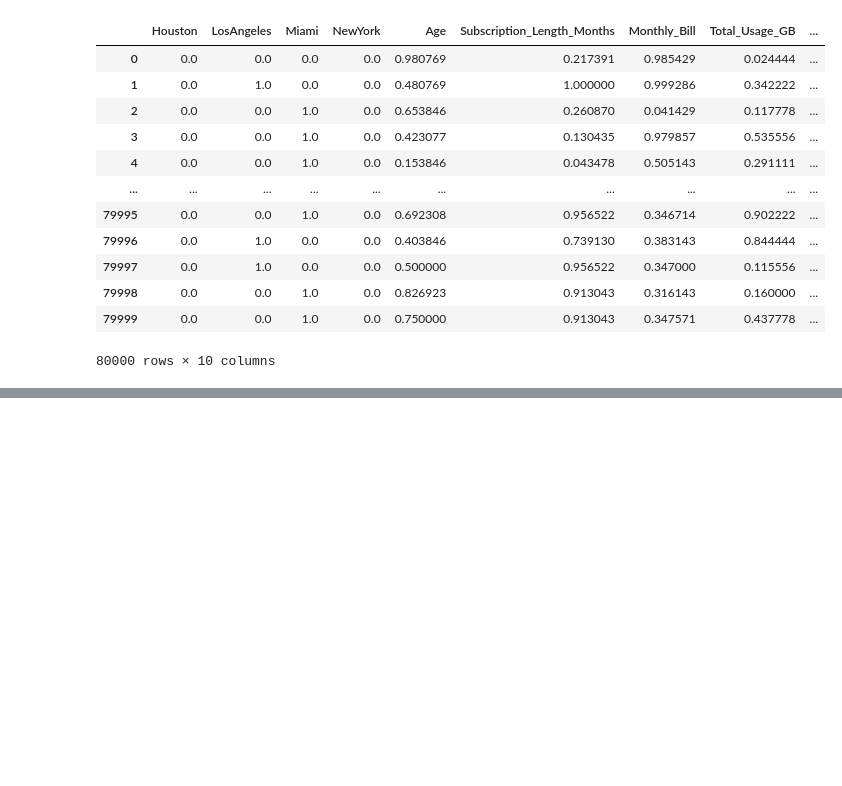
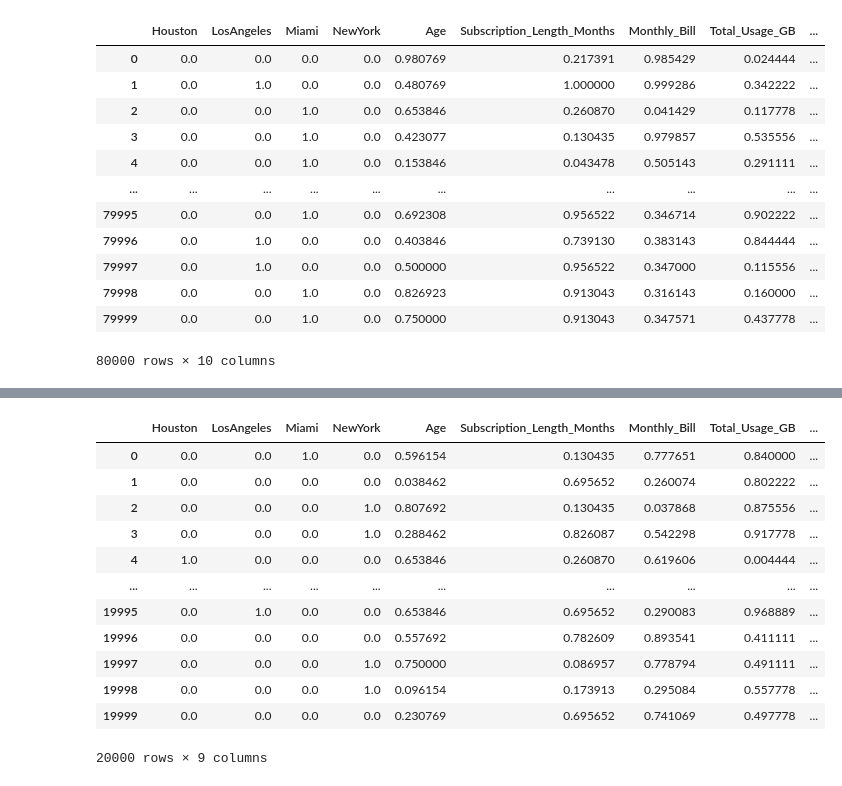
Before and after one commit to GyanPrakashkushwaha/Customer-Churn-Prediction, a Jupyter notebook: experiments/model_training/exp.ipynb, the cells around one changed output, grey strips where cells are left out. Saved outputs shown, nothing was run; the diff lists cells and outputs as text; code cells hidden in the pictures; blank space fills up the shorter version.

Commit message:
training the model

```diff
--- a/experiments/model_training/exp.ipynb
+++ b/experiments/model_training/exp.ipynb
@@ -41,0 +44,5 @@ train_df.describe()
+# %%
+X_train = train_df.drop('Churn',axis=1)
+y_train = train_df['Churn']
+X_test = test_df.drop('Churn',axis=1)
+y_test = test_df['Churn']
@@ -41,0 +80,16 @@ train_df.describe()
+# %%
+X_test
+# %% [output]
+|  | Houston | LosAngeles | Miami | NewYork | Age | Subscription_Length_Months | Monthly_Bill | Total_Usage_GB | ... |
+| 0 | 0.0 | 0.0 | 1.0 | 0.0 | 0.596154 | 0.130435 | 0.777651 | 0.840000 | ... |
+| 1 | 0.0 | 0.0 | 0.0 | 0.0 | 0.038462 | 0.695652 | 0.260074 | 0.802222 | ... |
+| 2 | 0.0 | 0.0 | 0.0 | 1.0 | 0.807692 | 0.130435 | 0.037868 | 0.875556 | ... |
+| 3 | 0.0 | 0.0 | 0.0 | 1.0 | 0.288462 | 0.826087 | 0.542298 | 0.917778 | ... |
+| 4 | 1.0 | 0.0 | 0.0 | 0.0 | 0.653846 | 0.260870 | 0.619606 | 0.004444 | ... |
+| ... | ... | ... | ... | ... | ... | ... | ... | ... | ... |
+| 19995 | 0.0 | 1.0 | 0.0 | 0.0 | 0.653846 | 0.695652 | 0.290083 | 0.968889 | ... |
+| 19996 | 0.0 | 0.0 | 0.0 | 0.0 | 0.557692 | 0.782609 | 0.893541 | 0.411111 | ... |
+| 19997 | 0.0 | 0.0 | 0.0 | 1.0 | 0.750000 | 0.086957 | 0.778794 | 0.491111 | ... |
+| 19998 | 0.0 | 0.0 | 0.0 | 1.0 | 0.096154 | 0.173913 | 0.295084 | 0.557778 | ... |
+| 19999 | 0.0 | 0.0 | 0.0 | 0.0 | 0.230769 | 0.695652 | 0.741069 | 0.497778 | ... |
+20000 rows × 9 columns
```
Also changed, not shown: parts of 12 cells of this notebook, 2 other files.
